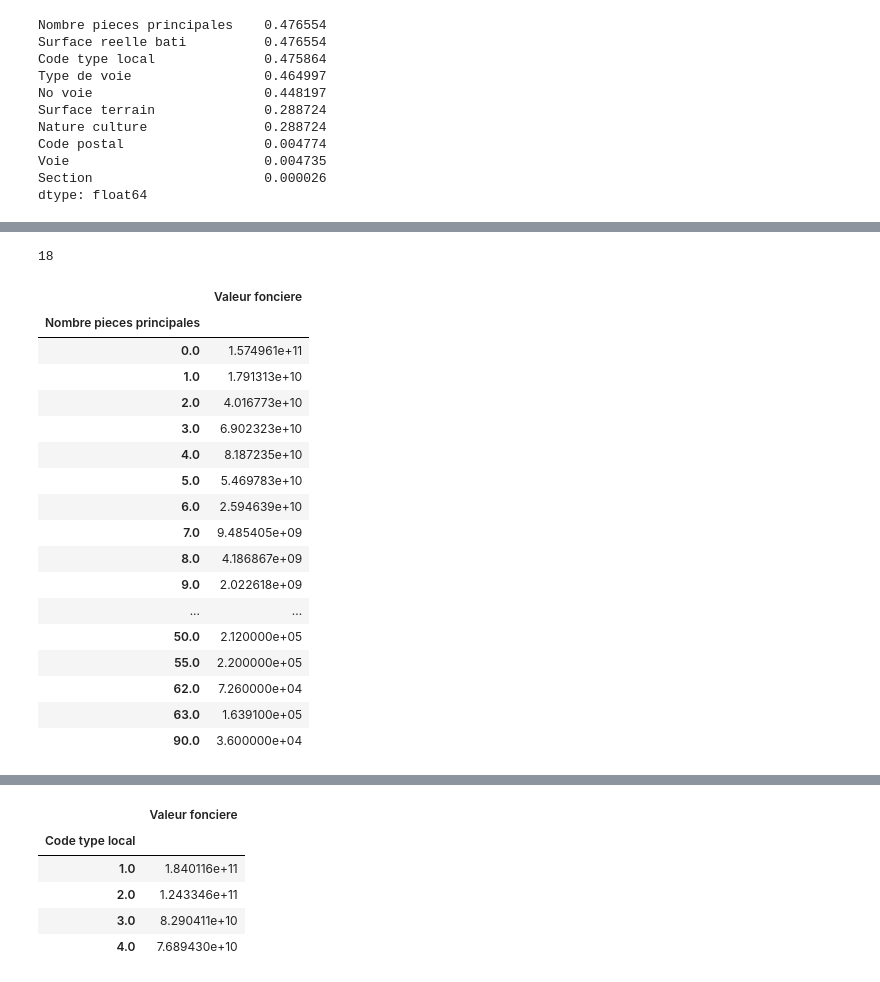
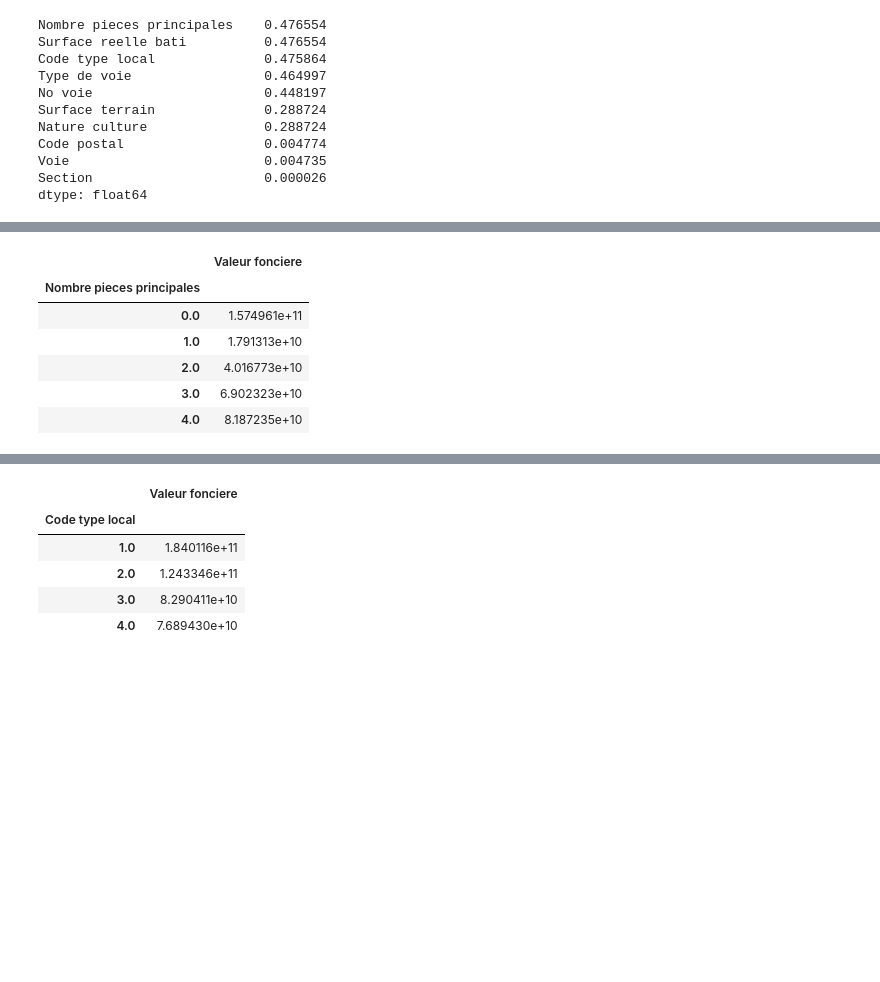
Before and after one commit to Naghan1132/Property_price_prediction, a Jupyter notebook: script.ipynb, the cells around one changed output, grey strips where cells are left out. Drawn from its saved outputs; the diff is of its cells as text; code cells hidden in the pictures; blank space fills up the shorter version.

```diff
--- a/script.ipynb
+++ b/script.ipynb
@@ -228,28 +202,13 @@ Length: 31053, dtype: float64
-# %%
-vf2018.shape[1]
-# %% [output]
-18
 # %%
 d= vf2018[["Nombre pieces principales", "Valeur fonciere"]]
-d.groupby("Nombre pieces principales").agg("sum")
+d.groupby("Nombre pieces principales").agg("sum").head()
 # %% [output]
 |  | Valeur fonciere |
 | Nombre pieces principales |  |
 | 0.0 | 1.574961e+11 |
 | 1.0 | 1.791313e+10 |
 | 2.0 | 4.016773e+10 |
 | 3.0 | 6.902323e+10 |
 | 4.0 | 8.187235e+10 |
-| 5.0 | 5.469783e+10 |
-| 6.0 | 2.594639e+10 |
-| 7.0 | 9.485405e+09 |
-| 8.0 | 4.186867e+09 |
-| 9.0 | 2.022618e+09 |
-| ... | ... |
-| 50.0 | 2.120000e+05 |
-| 55.0 | 2.200000e+05 |
-| 62.0 | 7.260000e+04 |
-| 63.0 | 1.639100e+05 |
-| 90.0 | 3.600000e+04 |
 # %%
 d= vf2018[["Surface reelle bati", "Valeur fonciere"]]
```
Also changed, not shown: parts of 35 cells of this notebook, 1 other file.
